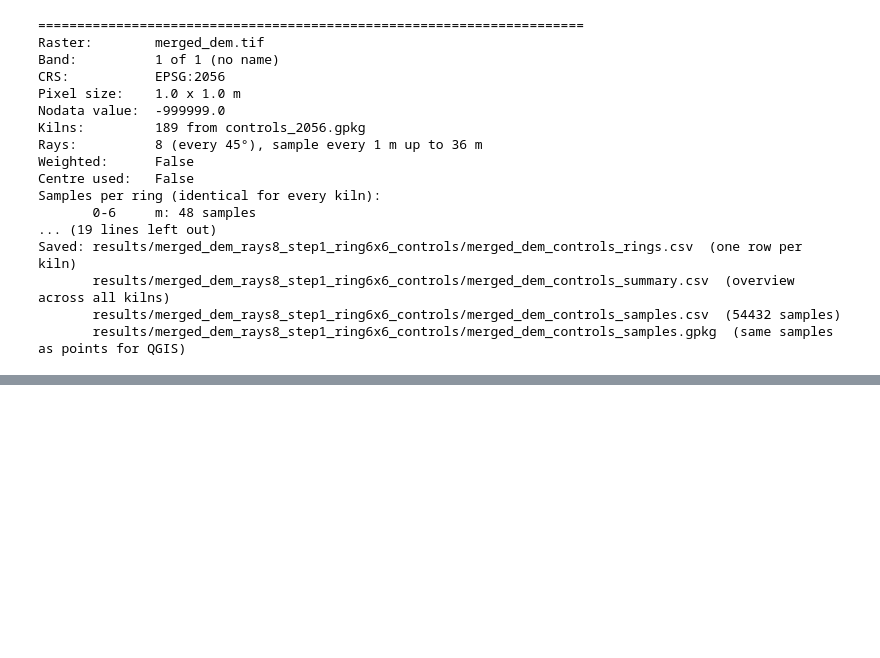
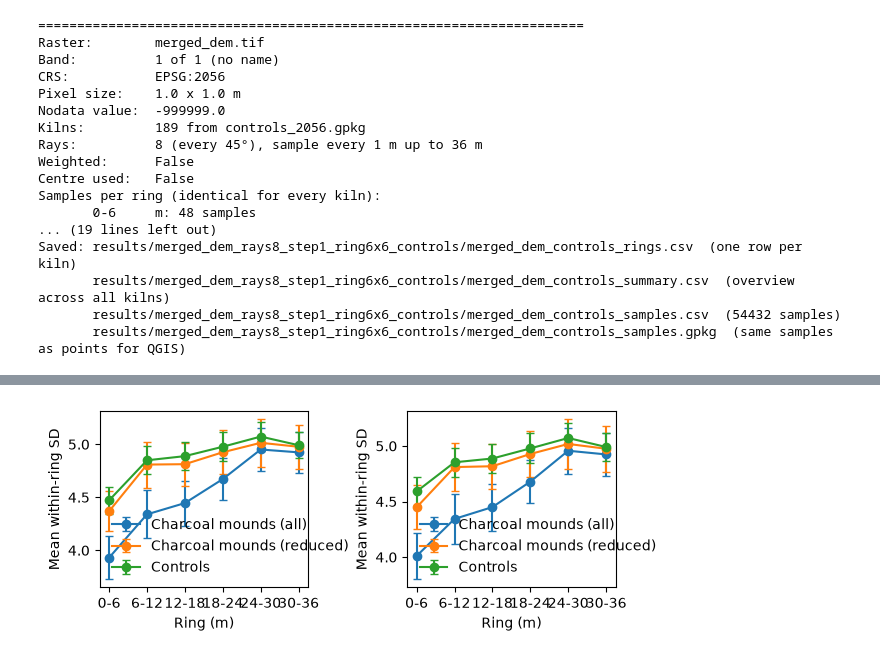
Before and after one commit to fabianott/GEO-715-Project, a Jupyter notebook: new testfolder/experimentation.ipynb, the cells around one changed output, grey strips where cells are left out. Cells and saved outputs as stored; diff of their text form; code cells hidden in the pictures; blank space fills up the shorter version.

Commit message:
Comparing controls vs kilns

```diff
--- a/new testfolder/experimentation.ipynb
+++ b/new testfolder/experimentation.ipynb
@@ -234,0 +325,45 @@ Saved: results/merged_dem_rays8_step1_ring6x6_controls/merged_dem_controls_rings
+# %%
+def ring_sd(out):
+    s = out["samples"]
+    s = s[s["ring_index"] >= 0]
+    min_valid = out["params"]["min_valid"]
+
+    def sd(g):
+        if g["valid"].mean() < min_valid:
+            return np.nan
+        v = g.loc[g["valid"], "value"].to_numpy()
+        w = g.loc[g["valid"], "weight"].to_numpy()
+        m = np.sum(w * v) / np.sum(w)
+        return np.sqrt(np.sum(w * (v - m) ** 2) / np.sum(w))
+
+    table = s.groupby(["kiln_id", "ring_index"]).apply(sd).unstack("ring_index")
+    labels = s.drop_duplicates("ring_index").set_index("ring_index")["ring"]
+    return table.rename(columns=labels)   # columns in ring order, labelled "0-6" etc.
+# %%
+runs = {"Charcoal mounds (all)": out_all, "Charcoal mounds (reduced)": out_red, "Controls": out_ctrl}
+
+runs_w = {"Charcoal mounds (all)": out_all_w, "Charcoal mounds (reduced)": out_red_w, "Controls": out_ctrl_w}
+
+fig, ax = plt.subplots(1,2, figsize=(6.3, 2.5))
+for label, out in runs.items():
+    sd = ring_sd(out)
+    mean = sd.mean()                       # average SD per ring over all kilns
+    se = sd.std() / np.sqrt(sd.count())    # standard error of that average
+    ax[0].errorbar(mean.index, mean, yerr=se, marker="o", capsize=3, label=label)
+
+ax[0].set_xlabel("Ring (m)")
+ax[0].set_ylabel("Mean within-ring SD")
+ax[0].legend(frameon=False)
+for label, out in runs_w.items():
+    sd = ring_sd(out)
+    mean = sd.mean()                       # average SD per ring over all kilns
+    se = sd.std() / np.sqrt(sd.count())    # standard error of that average
+    ax[1].errorbar(mean.index, mean, yerr=se, marker="o", capsize=3, label=label)
+
+ax[1].set_xlabel("Ring (m)")
+ax[1].set_ylabel("Mean within-ring SD")
+ax[1].legend(frameon=False)
+plt.tight_layout()
+save_fig("sd_comparison_weighted_unweighted", fig=fig)
+# %% [output]
+[figure, added]
```
Also changed, not shown: parts of 8 cells of this notebook, 19 other files.
